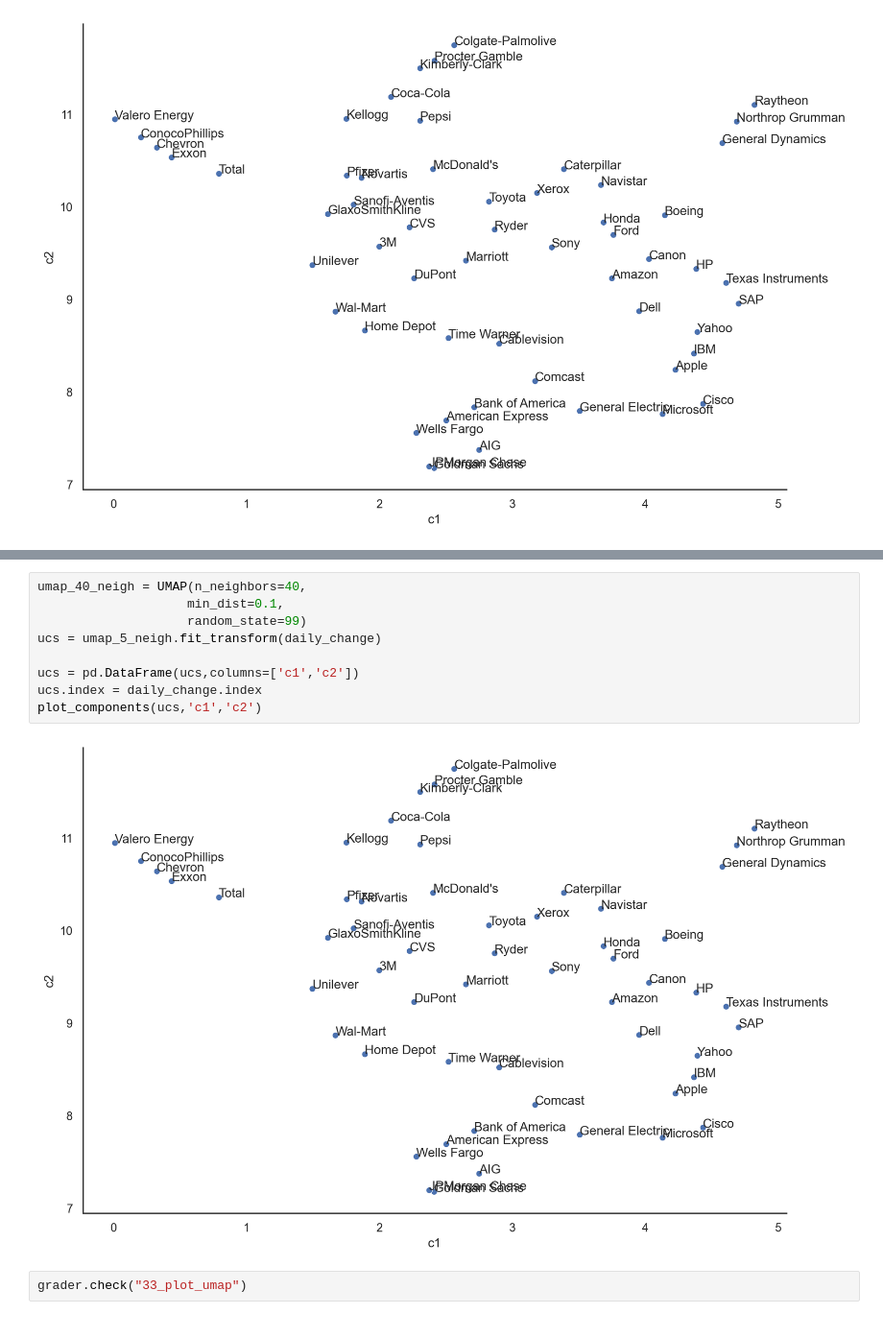
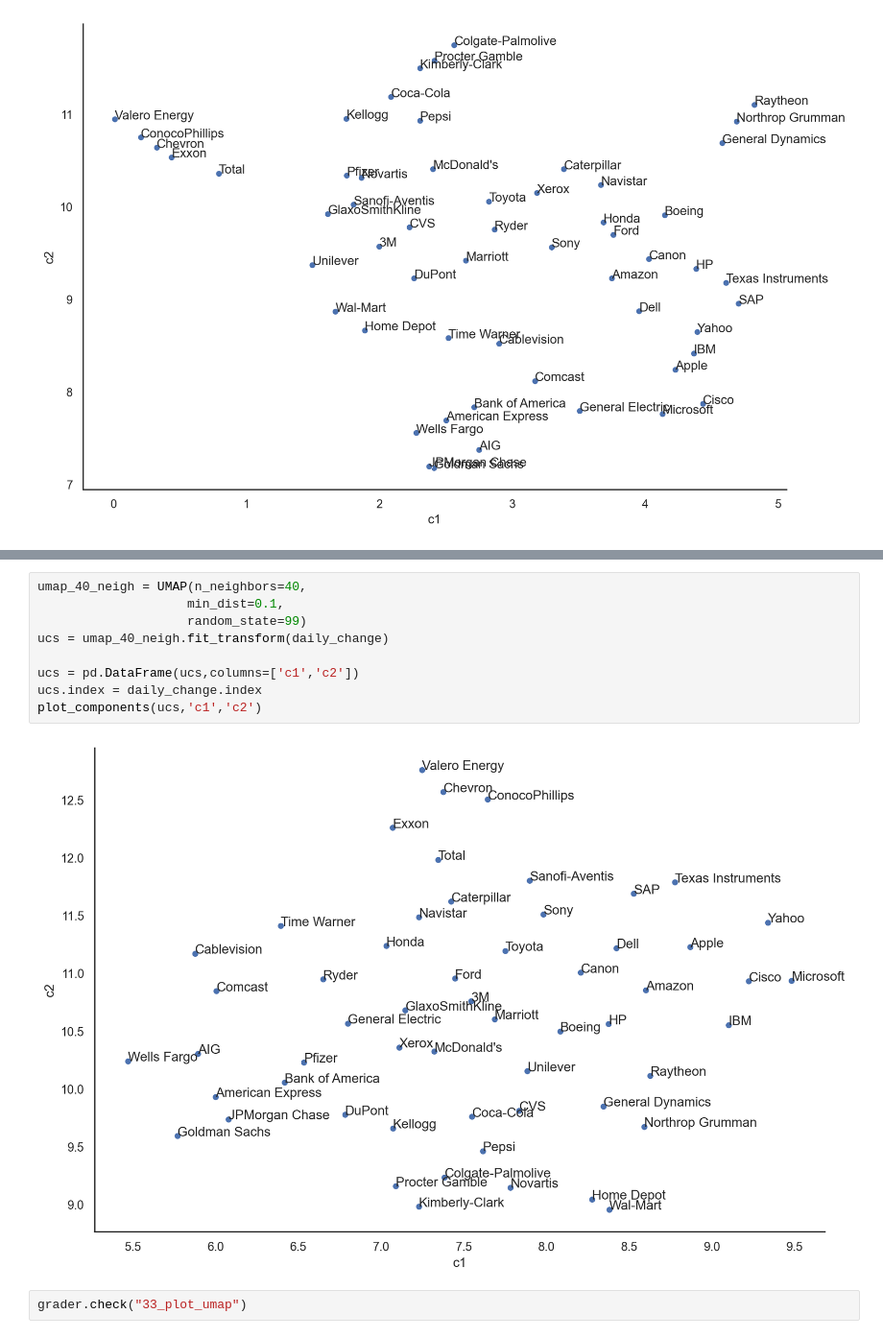
Before and after one commit to holliwood8/Assignments_WI24, a Jupyter notebook: A4/A4.ipynb, the cells around one changed output, grey strips where cells are left out. Shown at 96% size. Cells and saved outputs as stored; diff of their text form.

```diff
--- a/A4/A4.ipynb
+++ b/A4/A4.ipynb
@@ -416,14 +416,14 @@ plot_components(ucs,'c1','c2')
 # %%
 umap_40_neigh = UMAP(n_neighbors=40,
                     min_dist=0.1,
                     random_state=99)
-ucs = umap_5_neigh.fit_transform(daily_change)
+ucs = umap_40_neigh.fit_transform(daily_change)
 
 ucs = pd.DataFrame(ucs,columns=['c1','c2'])
 ucs.index = daily_change.index
 plot_components(ucs,'c1','c2')
 # %% [output]
-[figure, old version]
+[figure, new version]
 # %%
 grader.check("33_plot_umap")
 # %% [output]
```
Also changed, not shown: parts of 14 cells of this notebook, 4 other files.
